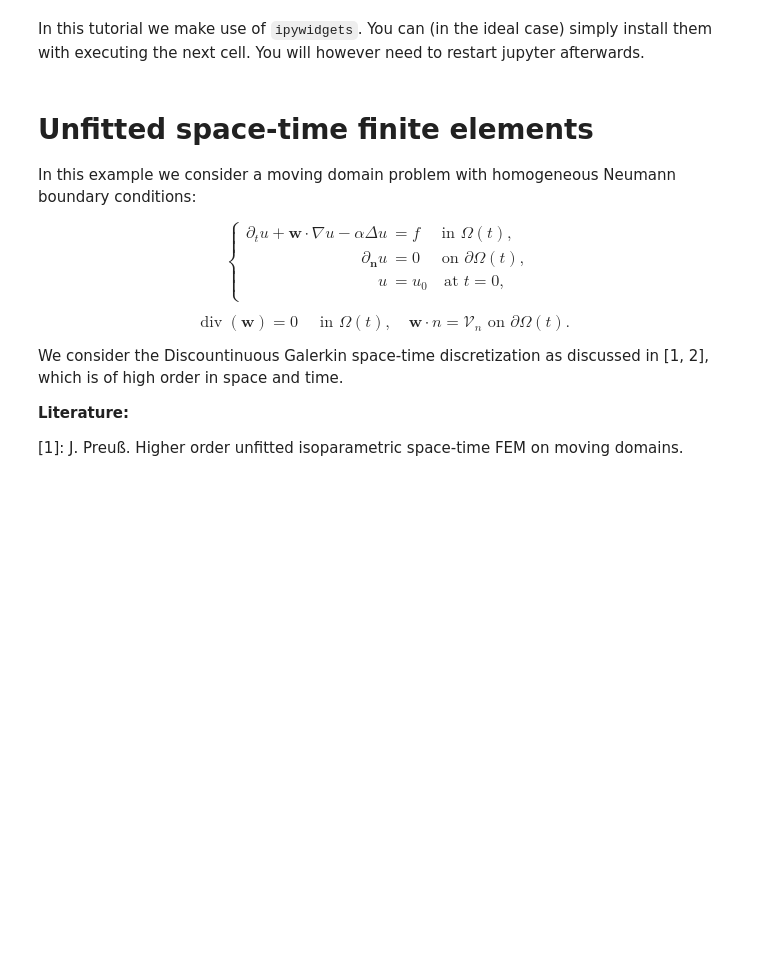
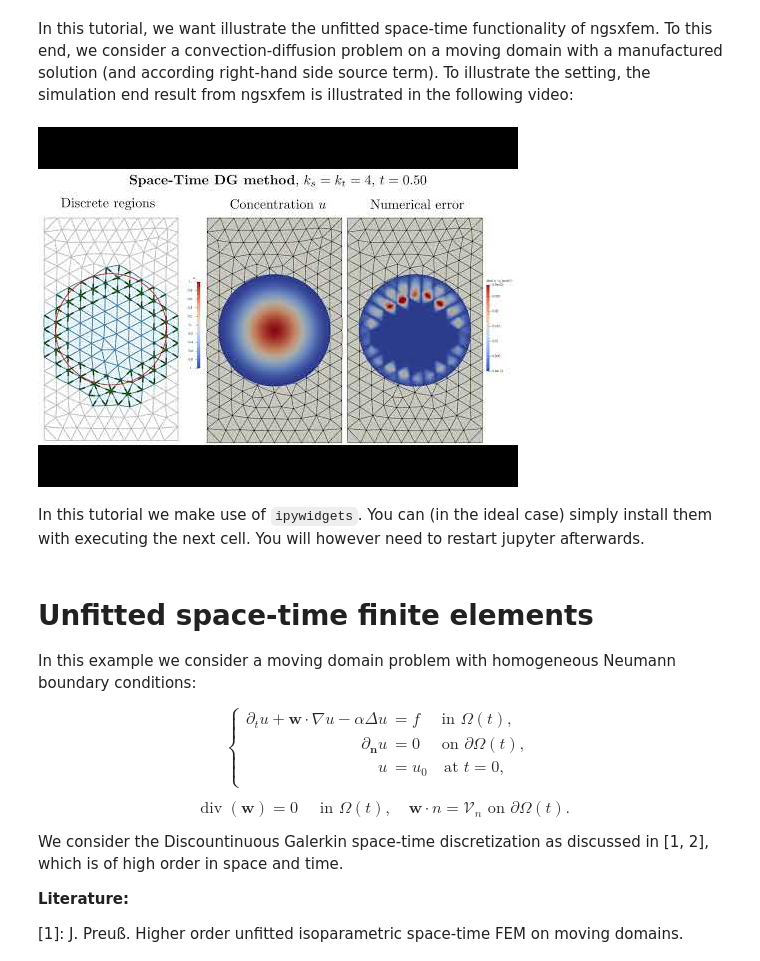
Before and after one commit to ngsxfem/ngsxfem-jupyter, a Jupyter notebook: spacetime_unfitted.ipynb, the cells around one changed output. Saved outputs shown, nothing was run; the diff lists cells and outputs as text; code cells hidden in the pictures; blank space fills up the shorter version.

```diff
--- a/spacetime_unfitted.ipynb
+++ b/spacetime_unfitted.ipynb
@@ -1,3 +1,10 @@
+# %% [markdown]
+In this tutorial, we want illustrate the unfitted space-time functionality of ngsxfem. To this end, we consider a convection-diffusion problem on a moving domain with a manufactured solution (and according right-hand side source term). To illustrate the setting, the simulation end result from ngsxfem is illustrated in the following video:
+# %%
+from IPython.display import YouTubeVideo
+YouTubeVideo('16emZemDZak', width=900, height=520)
+# %% [output]
+[figure, added]
 # %% [markdown]
 In this tutorial we make use of `ipywidgets`. You can (in the ideal case) simply install them with executing the next cell. You will however need to restart jupyter afterwards.
 # %%
```
